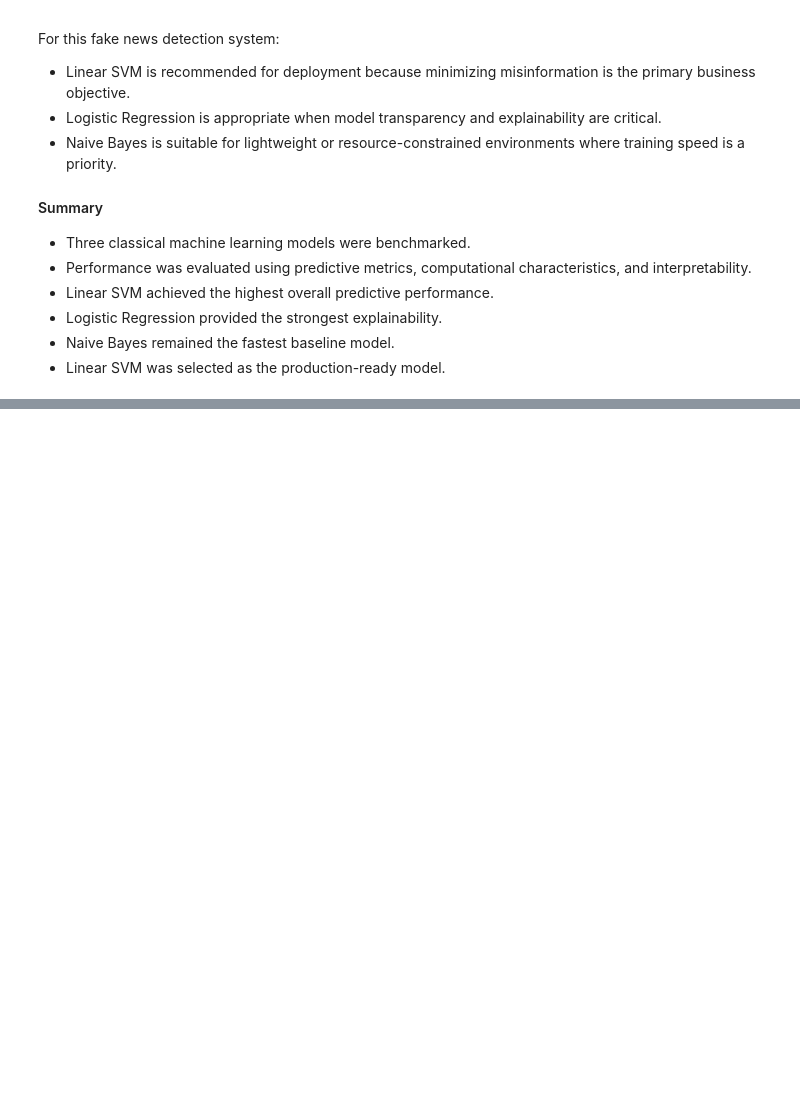
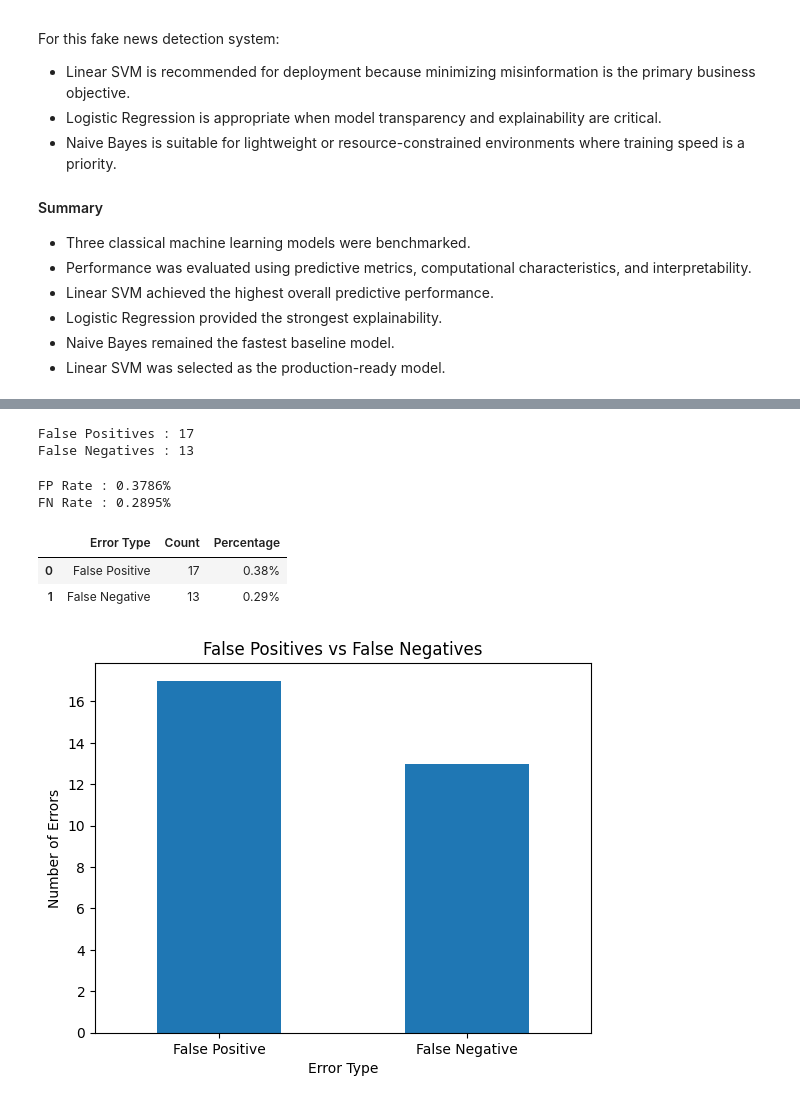
Before and after one commit to morsycoo/Fake-News-Detection, a Jupyter notebook: notebooks/Fake-News-Detection.ipynb, the cells around one changed output, grey strips where cells are left out. Drawn from its saved outputs; the diff is of its cells as text; code cells hidden in the pictures; blank space fills up the shorter version.

```diff
--- a/notebooks/Fake-News-Detection.ipynb
+++ b/notebooks/Fake-News-Detection.ipynb
@@ -7553,0 +7706,59 @@ For this fake news detection system:
+# %%
+print("False Positives :", len(false_positive))
+print("False Negatives :", len(false_negative))
+# %% [output]
+False Positives : 17
+False Negatives : 13
+# %%
+fp_rate = len(false_positive) / len(errors)
+fn_rate = len(false_negative) / len(errors)
+
+print(f"FP Rate : {fp_rate:.4%}")
+print(f"FN Rate : {fn_rate:.4%}")
+# %% [output]
+FP Rate : 0.3786%
+FN Rate : 0.2895%
+# %%
+error_summary = pd.DataFrame({
+
+    "Error Type": [
+        "False Positive",
+        "False Negative"
+    ],
+
+    "Count": [
+        len(false_positive),
+        len(false_negative)
+    ],
+
+    "Percentage": [
+        len(false_positive) / len(errors),
+        len(false_negative) / len(errors)
+    ]
+
+})
+
+error_summary.style\
+    .format({
+        "Percentage": "{:.2%}"
+    })
+# %% [output]
+|  | Error Type | Count | Percentage |
+| 0 | False Positive | 17 | 0.38% |
+| 1 | False Negative | 13 | 0.29% |
+# %%
+import matplotlib.pyplot as plt
+
+error_summary.plot.bar(
+    x="Error Type",
+    y="Count",
+    legend=False,
+    rot=0
+)
+
+plt.ylabel("Number of Errors")
+plt.title("False Positives vs False Negatives")
+
+plt.show()
+# %% [output]
+[figure, added]
```
Also changed, not shown: parts of 52 cells of this notebook.
